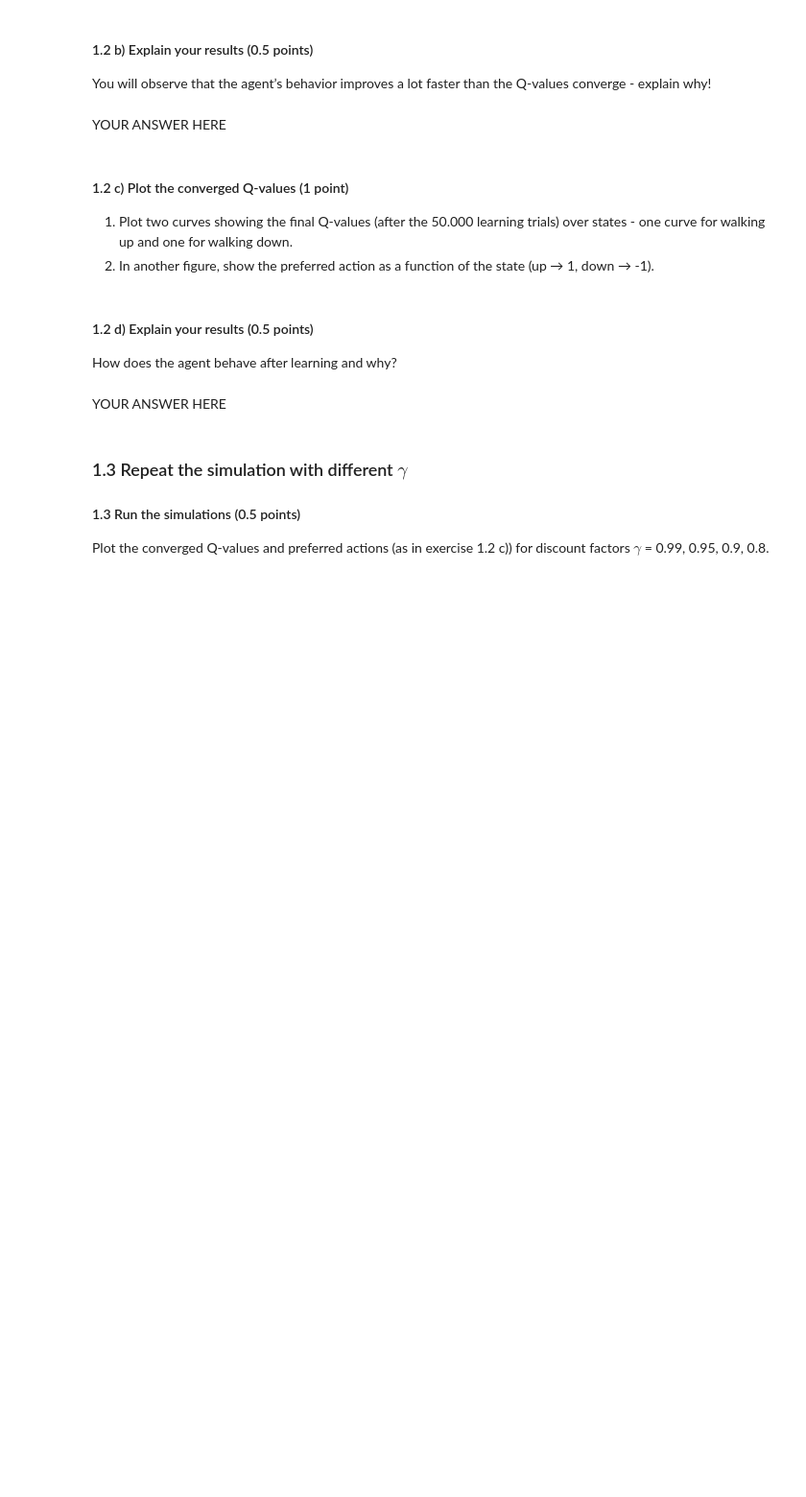
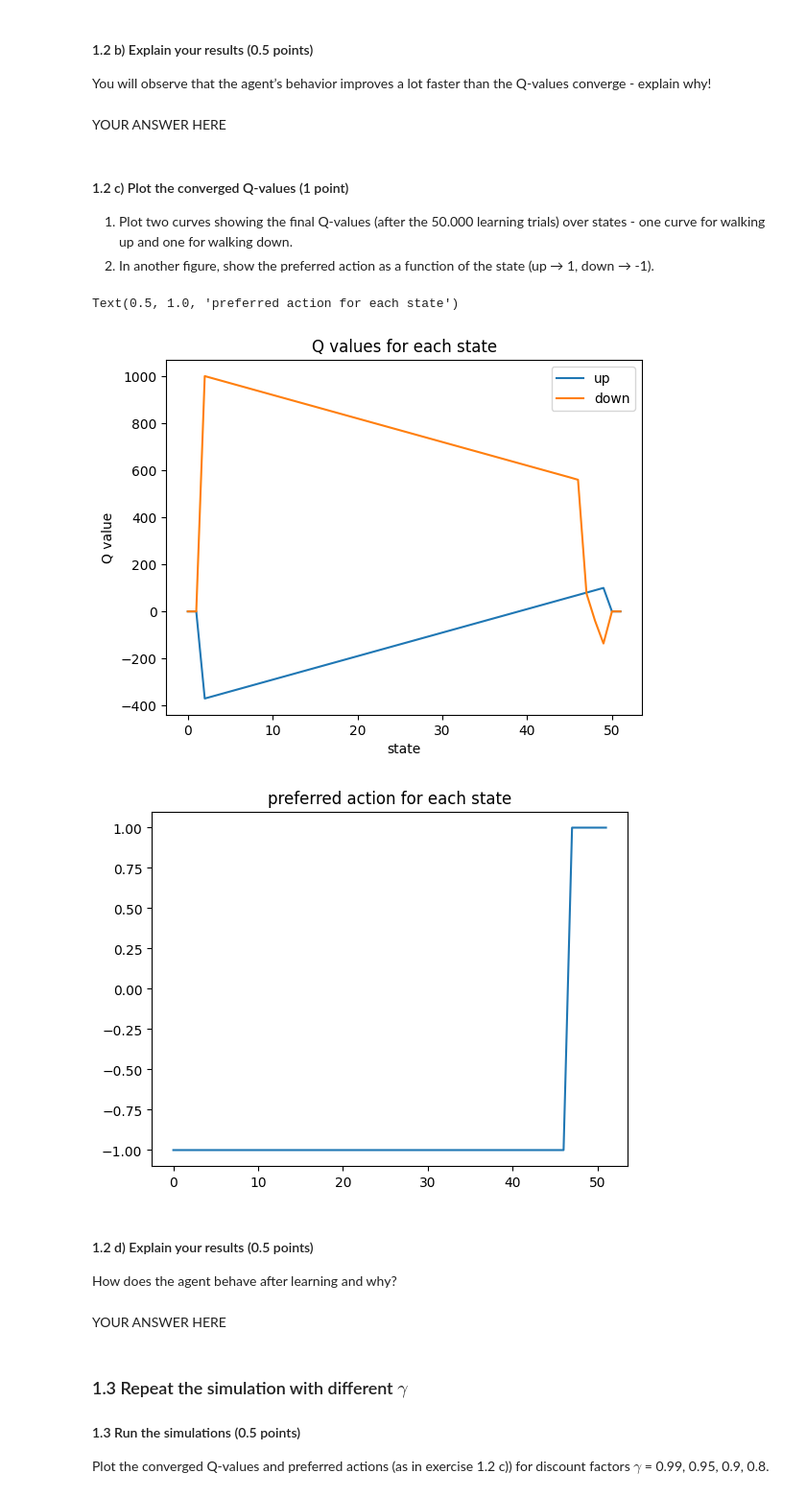
Before and after one commit to Erfan7bt/MHBF, a Jupyter notebook: 8-rl-part-II/rl-part-II.ipynb, the cells around one changed output. Shown at 96% size. Saved outputs shown, nothing was run; the diff lists cells and outputs as text; code cells hidden in the pictures; blank space fills up the shorter version.

Commit message:
coding of first part done, lenght of states shoul be revised

```diff
--- a/8-rl-part-II/rl-part-II.ipynb
+++ b/8-rl-part-II/rl-part-II.ipynb
@@ -201,3 +201,31 @@ raise NotImplementedError()
+# %%
+# YOUR CODE HERE
+plt.figure()
+states= np.arange(0,52)
+plt.plot(states, Q[:,0], label="up")
+plt.plot(states, Q[:,1], label="down")
+plt.title("Q values for each state")
+plt.xlabel("state")
+plt.ylabel("Q value")
+# plt.xticks(range(1,51))
+plt.legend()
+
+
+preferred_action= np.argmax(Q, axis=1)
+for i in range(0,52):
+    if preferred_action[i]==0:
+        preferred_action[i]=1
+    else:
+        preferred_action[i]=-1
+
+plt.figure()
+plt.plot(states, preferred_action)
+plt.title("preferred action for each state")
+# raise NotImplementedError()
+# %% [output]
+Text(0.5, 1.0, 'preferred action for each state')
+[figure, added]
+[figure, added]
 # %% [markdown]
 #### 1.2 d) Explain your results (0.5 points)
 
```
Also changed, not shown: parts of 5 cells of this notebook, 1 other file.
